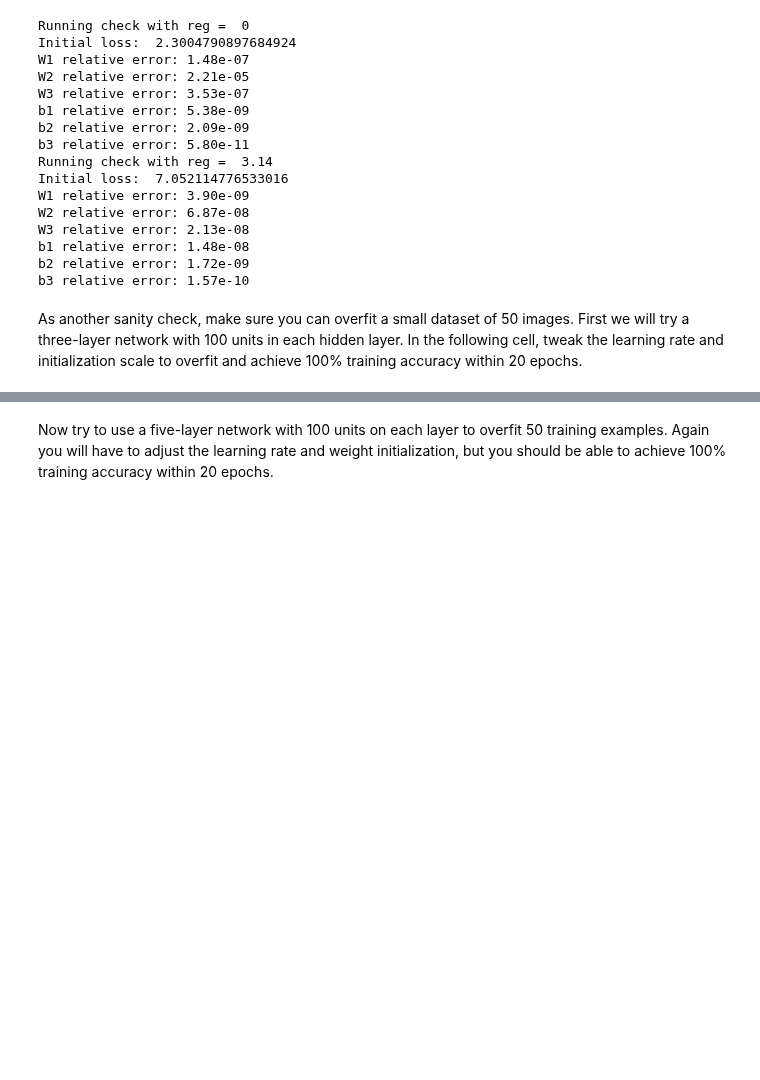
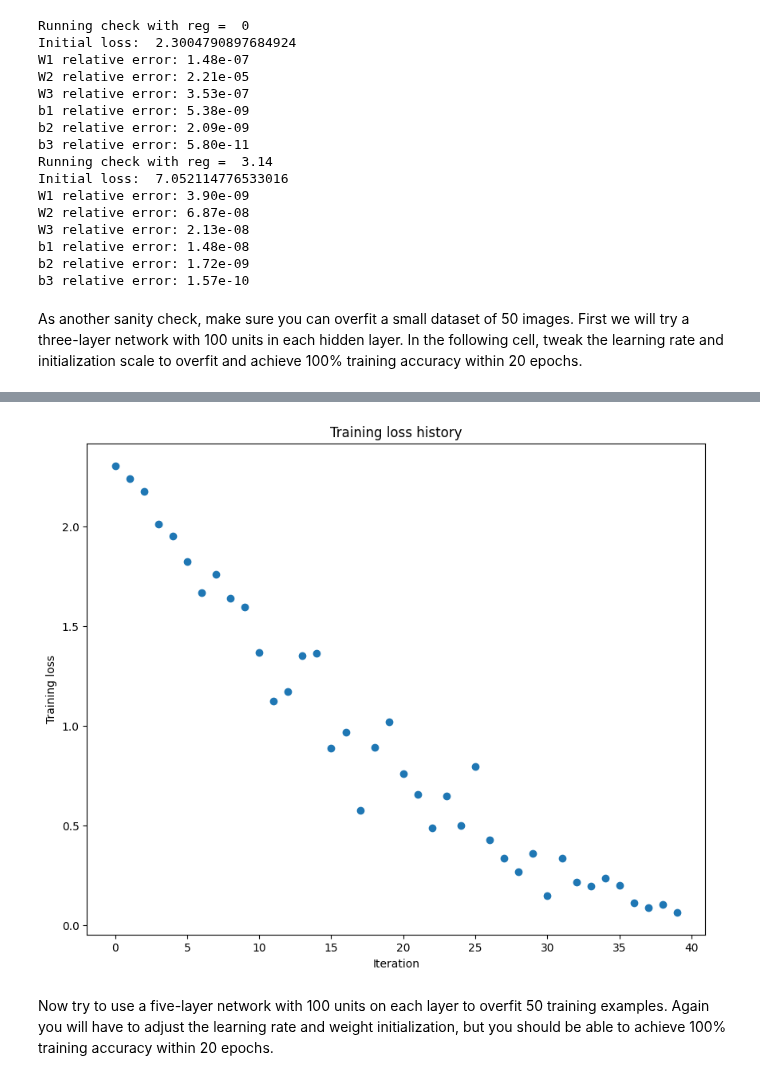
Before and after one commit to williamcwi/cs231n-assignments, a Jupyter notebook: assignment2/FullyConnectedNets.ipynb, the cells around one changed output, grey strips where cells are left out. Saved outputs shown, nothing was run; the diff lists cells and outputs as text; code cells hidden in the pictures; blank space fills up the shorter version.

```diff
--- a/assignment2/FullyConnectedNets.ipynb
+++ b/assignment2/FullyConnectedNets.ipynb
@@ -479,7 +479,7 @@ small_data = {
 }
 
 weight_scale = 1e-2
-learning_rate = 1e-4
+learning_rate = 7e-3
 model = FullyConnectedNet([100, 100],
               weight_scale=weight_scale, dtype=np.float64)
 solver = Solver(model, small_data,
@@ -496,3 +496,4 @@ plt.title('Training loss history')
 plt.xlabel('Iteration')
 plt.ylabel('Training loss')
 plt.show()
+# %% [output]
@@ -499,3 +517,4 @@ plt.show()
+[figure, added]
 # %% [markdown]
 Now try to use a five-layer network with 100 units on each layer to overfit 50 training examples. Again you will have to adjust the learning rate and weight initialization, but you should be able to achieve 100% training accuracy within 20 epochs.
 # %%
```
Also changed, not shown: parts of 1 cell of this notebook.
